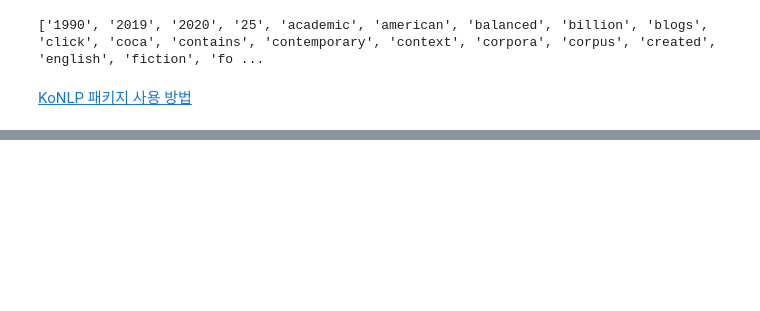
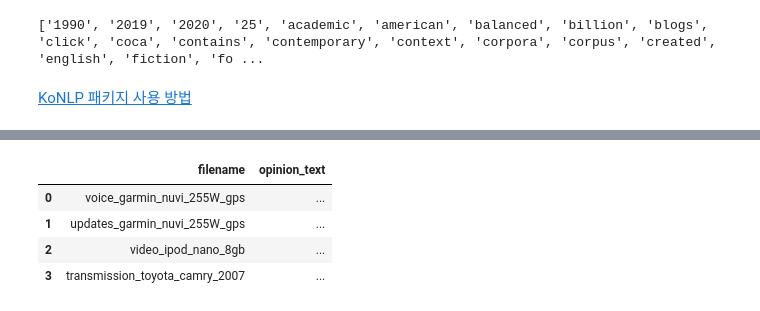
Before and after one commit to ppkk0906/Caba_nlp, a Jupyter notebook: NLP1_0_Text_Mining.ipynb, the cells around one changed output, grey strips where cells are left out. Saved outputs shown, nothing was run; the diff lists cells and outputs as text; code cells hidden in the pictures; blank space fills up the shorter version.

```diff
--- a/NLP1_0_Text_Mining.ipynb
+++ b/NLP1_0_Text_Mining.ipynb
@@ -245,0 +696,20 @@ from konlpy.tag import Okt, Hannanum, Kkma, Komoran, Mecab
+# %%
+import glob, os
+path = '../dataset/topics/'
+files = glob.glob(os.path.join(path, '*.data'))
+
+filename_list = []
+opinion_text = []
+
+for file_ in files:
+    df = pd.read_table(file_, index_col=None, header=0, encoding='latin1')
+    filename_list.append(file_.split("\\")[-1].split(".")[0])
+    opinion_text.append(df.to_string())
+document_df = pd.DataFrame({'filename': filename_list, 'opinion_text': opinion_text})
+document_df.head(4)
+# %% [output]
+|  | filename | opinion_text |
+| 0 | voice_garmin_nuvi_255W_gps | ... |
+| 1 | updates_garmin_nuvi_255W_gps | ... |
+| 2 | video_ipod_nano_8gb | ... |
+| 3 | transmission_toyota_camry_2007 | ... |
```
Also changed, not shown: parts of 53 cells of this notebook.
